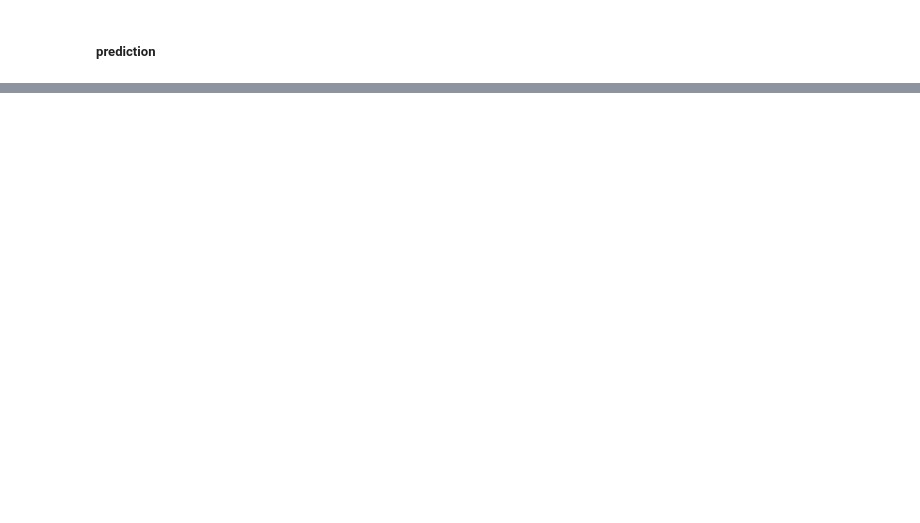
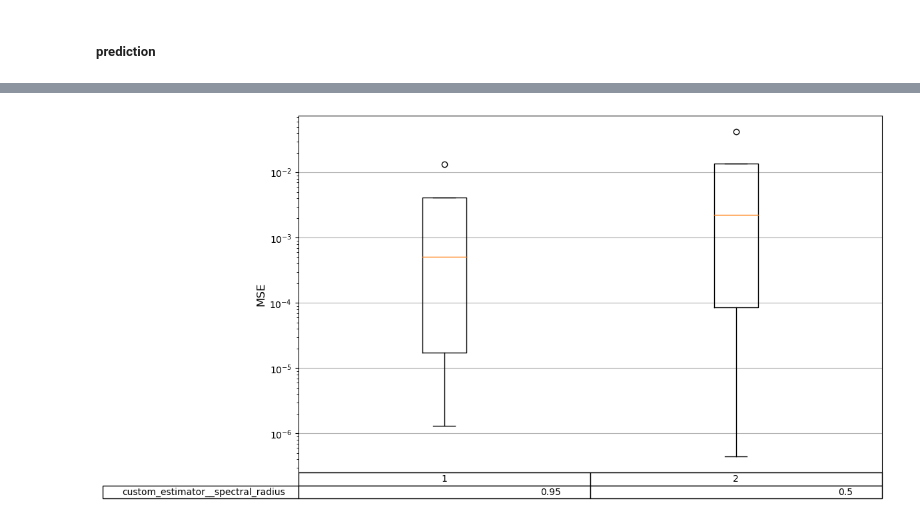
Before and after one commit to dynolab/esn-studies, a Jupyter notebook: studies/none2022_brusselator/bru_5_prediction_and_reservoir_states.ipynb, the cells around one changed output, grey strips where cells are left out. Saved outputs shown, nothing was run; the diff lists cells and outputs as text; code cells hidden in the pictures; blank space fills up the shorter version.

```diff
--- a/studies/none2022_brusselator/bru_5_prediction_and_reservoir_states.ipynb
+++ b/studies/none2022_brusselator/bru_5_prediction_and_reservoir_states.ipynb
@@ -386,0 +355,50 @@ plt.show()
+# %%
+# Plot hyperparameter grid search results based on rolling forecasting origin
+test_time_length = 2
+esn_dt = 0.01
+n_splits = 4
+v = ValidationBasedOnRollingForecastingOrigin(n_training_timesteps=None,
+                                              n_test_timesteps=int(test_time_length / esn_dt),
+                                              n_splits=n_splits,
+                                              metric=mean_squared_error,
+                                              initialization_strategy = optimal_weights_generator(
+                                                                            verbose = 2,
+                                                                            range_generator=np.linspace,
+                                                                            steps = 100,
+                                                                            hidden_std = 0.5,
+                                                                            find_optimal_input = True,
+                                                                            thinning_step = 10,
+                                                                        )
+                                             )
+summary, best_model = v.grid_search(esn_bru_uv,
+                                    param_grid=dict(
+                                        spectral_radius=[0.5, 0.95],
+                                 #       sparsity=[0.0, 0.2, 0.8],
+                                 #       lambda_r= [0.01, 0.005, 0.001] #[0.01, 0.001, 0.0001]
+                                        ),
+                                    y=u_v_concat,
+                                    X=None)
+summary_df = pd.DataFrame(summary).sort_values('rank_test_score')
+fig, ax = plt.subplots(1, 1, figsize=(12, 6), sharex=True)
+table_rows = []
+param_names = list(summary_df.iloc[0]['params'].keys())
+ranks = []
+test_scores = []
+for i in range(len(summary_df)):
+    ranks.append(int(summary_df.iloc[i]['rank_test_score']))
+    table_rows.append(list(summary_df.iloc[i]['params'].values()))
+    test_scores.append(np.abs(np.array([float(summary_df.iloc[i][f'split{j}_test_score']) for j in range(n_splits)])))
+ax.boxplot(test_scores)
+ax.set_yscale('log')
+ax.set_xticks([])
+ax.set_ylabel('MSE', fontsize=12)
+ax.grid()
+table_rows = [*zip(*table_rows)]
+the_table = ax.table(cellText=table_rows,
+                     rowLabels=param_names,
+                     colLabels=ranks,
+                     loc='bottom')
+plt.tight_layout()
+plt.show()
+# %% [output]
+[figure, added]
```
Also changed, not shown: parts of 12 cells of this notebook, 4 other files.
